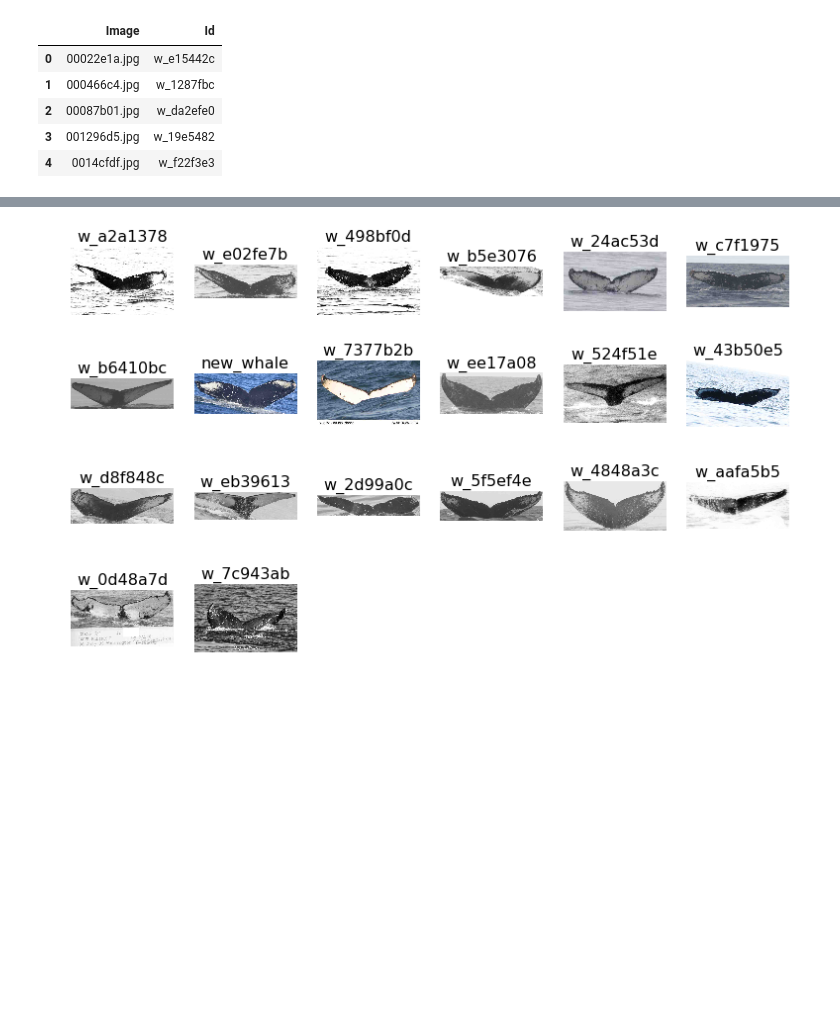
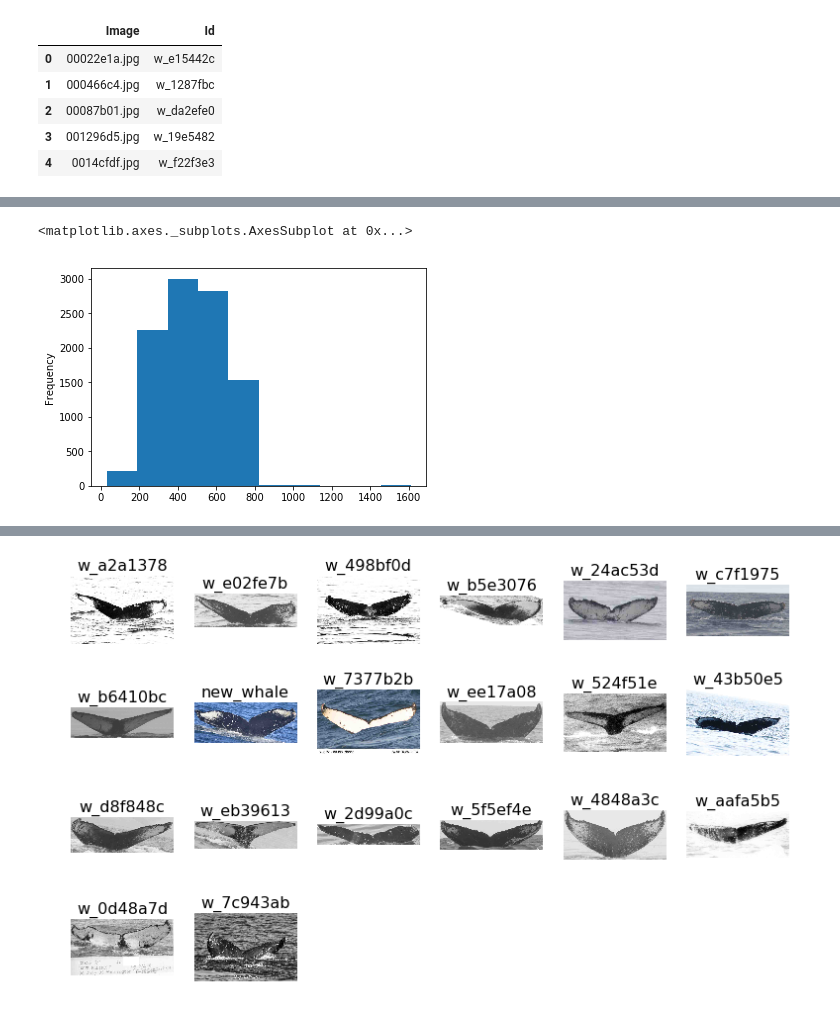
Before and after one commit to sealoving/Liang_Metis, a Jupyter notebook: Project_5/P5_image_EDA.ipynb, the cells around one changed output, grey strips where cells are left out. Saved outputs shown, nothing was run; the diff lists cells and outputs as text; code cells hidden in the pictures; blank space fills up the shorter version.

```diff
--- a/Project_5/P5_image_EDA.ipynb
+++ b/Project_5/P5_image_EDA.ipynb
@@ -41,0 +83,5 @@ train_df.head()
+# %%
+train_df.height.plot.hist(bins=10)
+# %% [output]
+<matplotlib.axes._subplots.AxesSubplot at 0x...>
+[figure, added]
```
Also changed, not shown: parts of 10 cells of this notebook.
